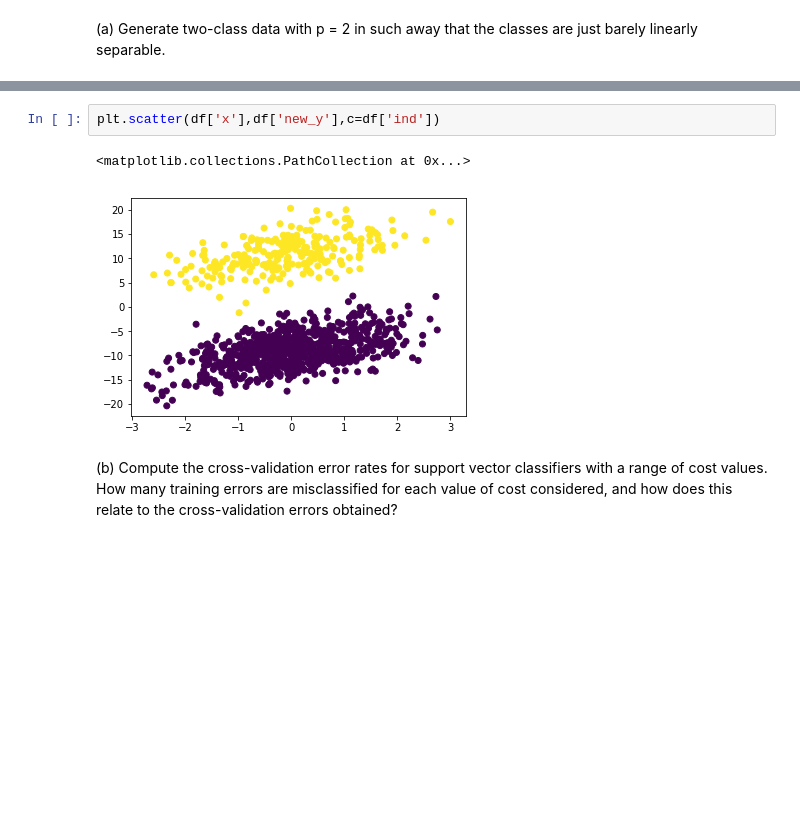
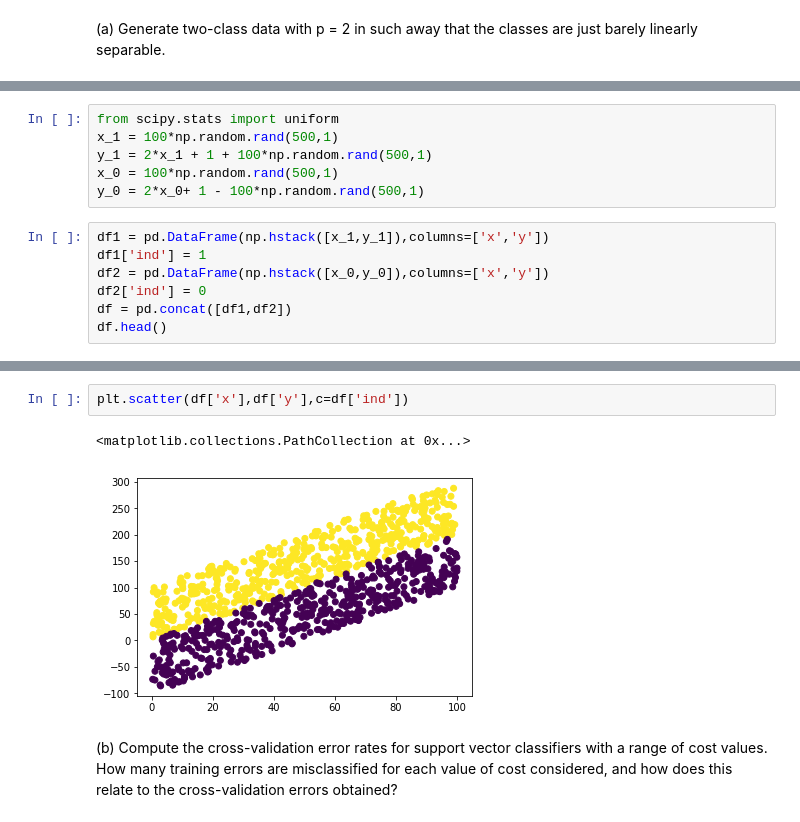
Before and after one commit to jackiex26/Python-solutions-to-Introduction-to-Statistical-Learning, a Jupyter notebook: Chapter 9 SVM Homework.ipynb, the cells around one changed output, grey strips where cells are left out. Cells and saved outputs as stored; diff of their text form; blank space fills up the shorter version.

```diff
--- a/Chapter 9 SVM Homework.ipynb
+++ b/Chapter 9 SVM Homework.ipynb
@@ -236,0 +243,13 @@ See the caveats in the documentation: http://pandas.pydata.org/pandas-docs/stabl
+# %%
+from scipy.stats import uniform
+x_1 = 100*np.random.rand(500,1)
+y_1 = 2*x_1 + 1 + 100*np.random.rand(500,1)
+x_0 = 100*np.random.rand(500,1)
+y_0 = 2*x_0+ 1 - 100*np.random.rand(500,1)
+# %%
+df1 = pd.DataFrame(np.hstack([x_1,y_1]),columns=['x','y'])
+df1['ind'] = 1
+df2 = pd.DataFrame(np.hstack([x_0,y_0]),columns=['x','y'])
+df2['ind'] = 0
+df = pd.concat([df1,df2])
+df.head()
@@ -237,8 +263,8 @@ See the caveats in the documentation: http://pandas.pydata.org/pandas-docs/stabl
 # %%
-plt.scatter(df['x'],df['new_y'],c=df['ind'])
+plt.scatter(df['x'],df['y'],c=df['ind'])
 # %% [output]
 <matplotlib.collections.PathCollection at 0x...>
-[figure, old version]
+[figure, new version]
 # %% [markdown]
 (b) Compute the cross-validation error rates for support vector
 classifiers with a range of cost values. How many training errors
```
Also changed, not shown: parts of 43 cells of this notebook, 2 other files.
